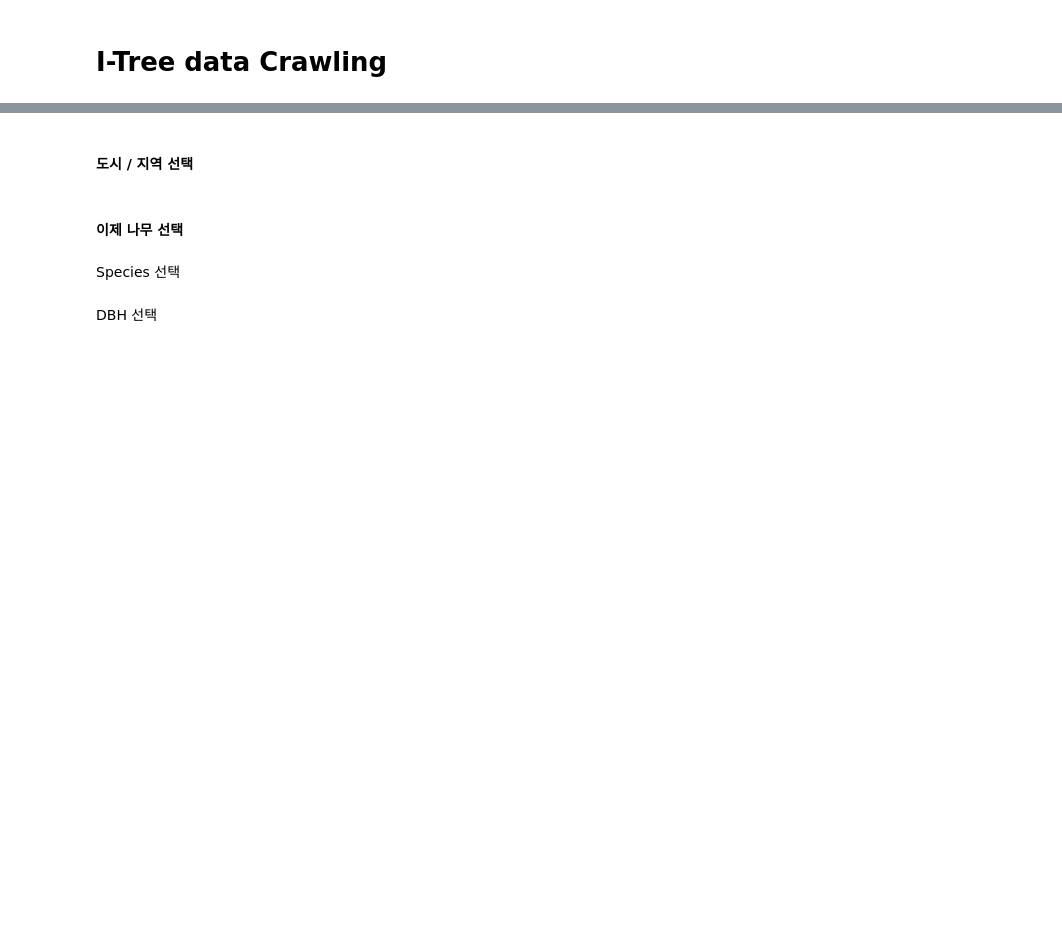
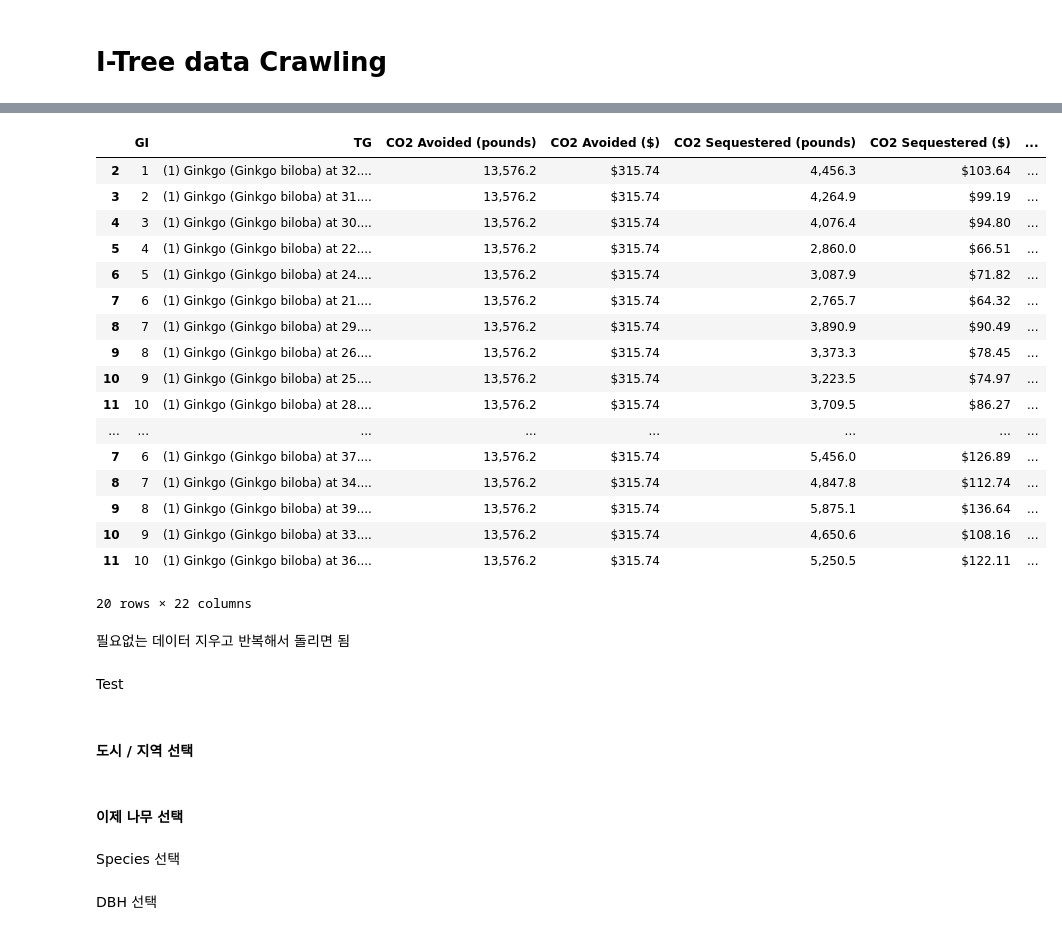
Before and after one commit to BaeYoungHwan/Tree, a Jupyter notebook: Code/Back-End/Project_Crawling.ipynb, the cells around one changed output, grey strips where cells are left out. Drawn from its saved outputs; the diff is of its cells as text; code cells hidden in the pictures; blank space fills up the shorter version.

```diff
--- a/Code/Back-End/Project_Crawling.ipynb
+++ b/Code/Back-End/Project_Crawling.ipynb
@@ -8,0 +186,10 @@ driver.get("https://planting.itreetools.org/app/location/")
+# %%
+index = ["GI","TG","CO2 Avoided (pounds)","CO2 Avoided ($)","CO2 Sequestered (pounds)","CO2 Sequestered ($)",\
+         "Electricity Saved (kWh)","Electricity Saved ($)","Fuel Saved (MMBtu)","Fuel Saved ($)","Tree Biomass (short ton)",\
+         "Rainfall Interception (gallons)","Avoided Runoff (gallons)","Avoided Runoff ($)","O3 Removed (pounds)",\
+         "NO2 Avoided (pounds)","NO2 Removed (pounds)","SO2 Avoided (pounds)","SO2 Removed (pounds)","VOC Avoided (pounds)",\
+         "PM2.5 Avoided (pounds)","PM2.5 Removed (pounds)"]
+# %%
+benefit1 = pd.read_csv("C:/Users/user/Downloads/i-Tree_Planting-v1.2.0-data_Loves Park-IL.csv", names=index).iloc[2:,:]
+# %%
+benefit2 = pd.read_csv("C:/Users/user/Downloads/i-Tree_Planting-v1.2.0-data_Loves Park-IL (1).csv", names=index).iloc[2:,:]
@@ -8,0 +211,25 @@ driver.get("https://planting.itreetools.org/app/location/")
+# %%
+pd.concat([benefit1, benefit2])
+# %% [output]
+|  | GI | TG | CO2 Avoided (pounds) | CO2 Avoided ($) | CO2 Sequestered (pounds) | CO2 Sequestered ($) | ... |
+| 2 | 1 | (1) Ginkgo (Ginkgo biloba) at 32.... | 13,576.2 | $315.74 | 4,456.3 | $103.64 | ... |
+| 3 | 2 | (1) Ginkgo (Ginkgo biloba) at 31.... | 13,576.2 | $315.74 | 4,264.9 | $99.19 | ... |
+| 4 | 3 | (1) Ginkgo (Ginkgo biloba) at 30.... | 13,576.2 | $315.74 | 4,076.4 | $94.80 | ... |
+| 5 | 4 | (1) Ginkgo (Ginkgo biloba) at 22.... | 13,576.2 | $315.74 | 2,860.0 | $66.51 | ... |
+| 6 | 5 | (1) Ginkgo (Ginkgo biloba) at 24.... | 13,576.2 | $315.74 | 3,087.9 | $71.82 | ... |
+| 7 | 6 | (1) Ginkgo (Ginkgo biloba) at 21.... | 13,576.2 | $315.74 | 2,765.7 | $64.32 | ... |
+| 8 | 7 | (1) Ginkgo (Ginkgo biloba) at 29.... | 13,576.2 | $315.74 | 3,890.9 | $90.49 | ... |
+| 9 | 8 | (1) Ginkgo (Ginkgo biloba) at 26.... | 13,576.2 | $315.74 | 3,373.3 | $78.45 | ... |
+| 10 | 9 | (1) Ginkgo (Ginkgo biloba) at 25.... | 13,576.2 | $315.74 | 3,223.5 | $74.97 | ... |
+| 11 | 10 | (1) Ginkgo (Ginkgo biloba) at 28.... | 13,576.2 | $315.74 | 3,709.5 | $86.27 | ... |
+| ... | ... | ... | ... | ... | ... | ... | ... |
+| 7 | 6 | (1) Ginkgo (Ginkgo biloba) at 37.... | 13,576.2 | $315.74 | 5,456.0 | $126.89 | ... |
+| 8 | 7 | (1) Ginkgo (Ginkgo biloba) at 34.... | 13,576.2 | $315.74 | 4,847.8 | $112.74 | ... |
+| 9 | 8 | (1) Ginkgo (Ginkgo biloba) at 39.... | 13,576.2 | $315.74 | 5,875.1 | $136.64 | ... |
+| 10 | 9 | (1) Ginkgo (Ginkgo biloba) at 33.... | 13,576.2 | $315.74 | 4,650.6 | $108.16 | ... |
+| 11 | 10 | (1) Ginkgo (Ginkgo biloba) at 36.... | 13,576.2 | $315.74 | 5,250.5 | $122.11 | ... |
+20 rows × 22 columns
+# %% [markdown]
+필요없는 데이터 지우고 반복해서 돌리면 됨
+# %% [markdown]
+Test
```
Also changed, not shown: parts of 31 cells of this notebook, 1 other file.
